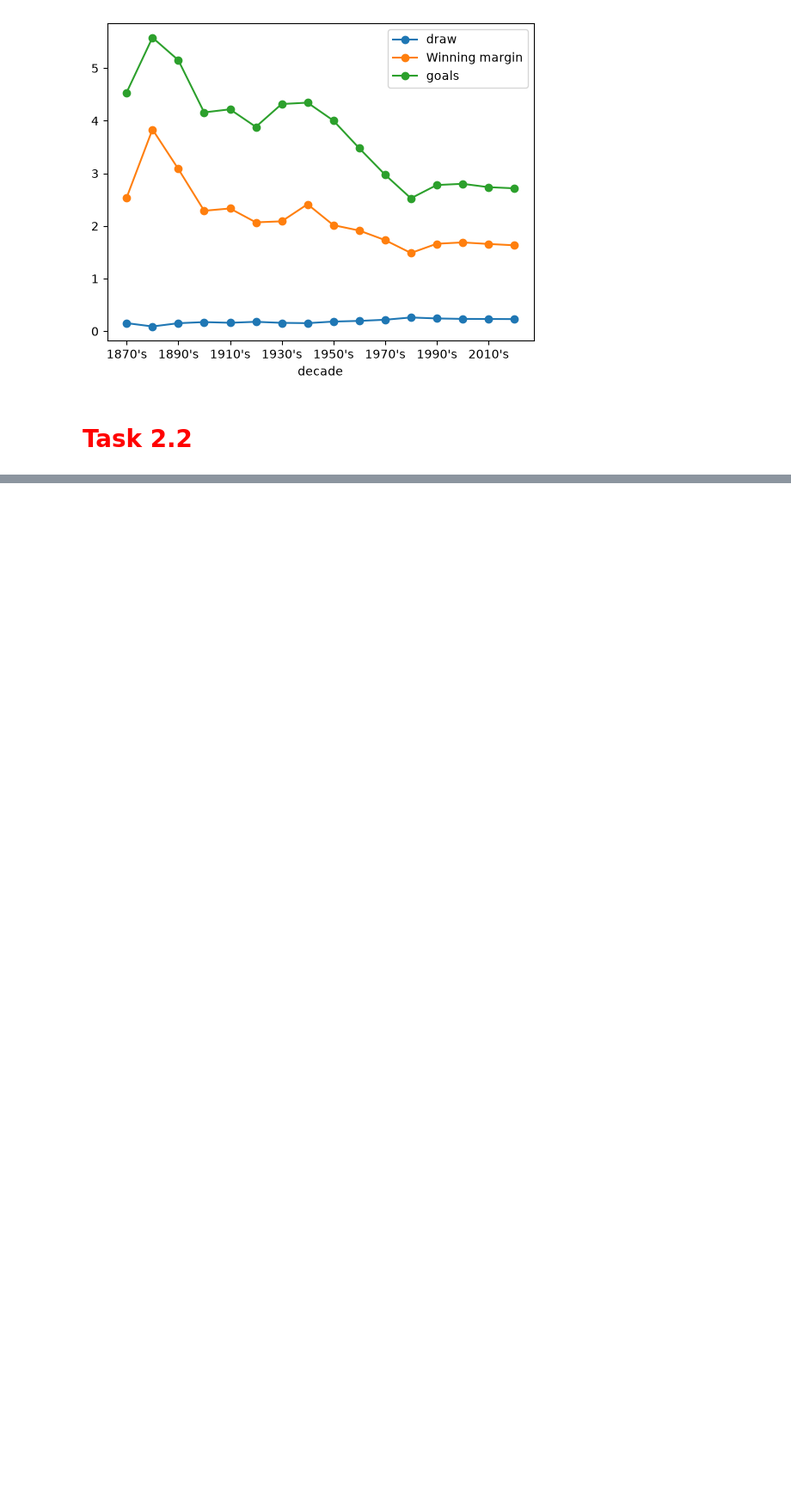
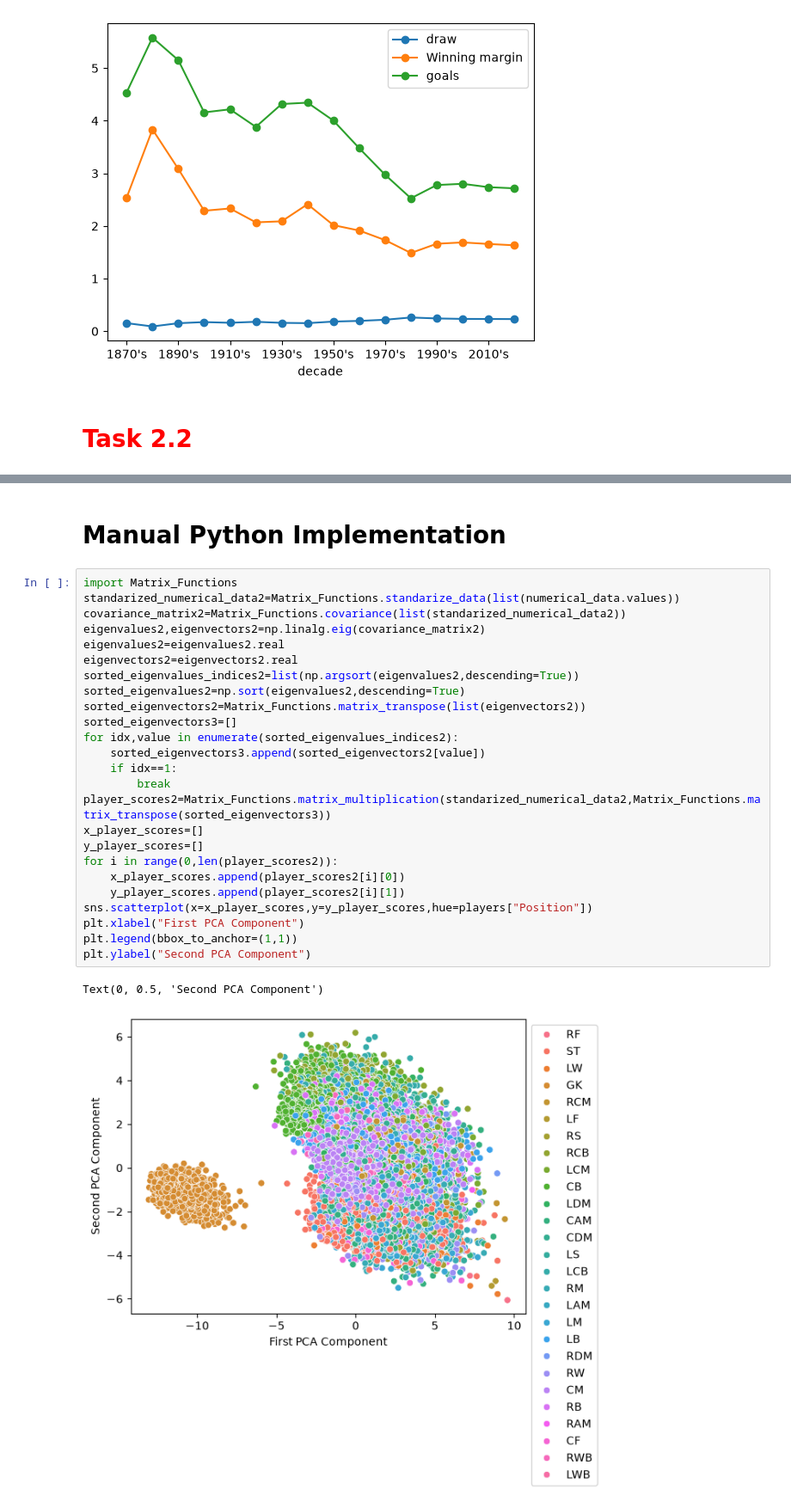
Before and after one commit to programmerX1a/AI-tasks, a Jupyter notebook: Block_2/Task_2.ipynb, the cells around one changed output, grey strips where cells are left out. Shown at 86% size. Drawn from its saved outputs; the diff is of its cells as text; blank space fills up the shorter version.

```diff
--- a/Block_2/Task_2.ipynb
+++ b/Block_2/Task_2.ipynb
@@ -129,0 +256,30 @@ results.groupby("decade")[["draw","Winning margin","goals"]].mean().plot(marker=
+# %% [markdown]
+<h1 style="height:50px">Manual Python Implementation</h1>
+# %%
+import Matrix_Functions
+standarized_numerical_data2=Matrix_Functions.standarize_data(list(numerical_data.values))
+covariance_matrix2=Matrix_Functions.covariance(list(standarized_numerical_data2))
+eigenvalues2,eigenvectors2=np.linalg.eig(covariance_matrix2)
+eigenvalues2=eigenvalues2.real
+eigenvectors2=eigenvectors2.real
+sorted_eigenvalues_indices2=list(np.argsort(eigenvalues2,descending=True))
+sorted_eigenvalues2=np.sort(eigenvalues2,descending=True)
+sorted_eigenvectors2=Matrix_Functions.matrix_transpose(list(eigenvectors2))
+sorted_eigenvectors3=[]
+for idx,value in enumerate(sorted_eigenvalues_indices2):
+    sorted_eigenvectors3.append(sorted_eigenvectors2[value])
+    if idx==1:
+        break
+player_scores2=Matrix_Functions.matrix_multiplication(standarized_numerical_data2,Matrix_Functions.matrix_transpose(sorted_eigenvectors3))
+x_player_scores=[]
+y_player_scores=[]
+for i in range(0,len(player_scores2)):
+    x_player_scores.append(player_scores2[i][0])
+    y_player_scores.append(player_scores2[i][1])
+sns.scatterplot(x=x_player_scores,y=y_player_scores,hue=players["Position"])
+plt.xlabel("First PCA Component")
+plt.legend(bbox_to_anchor=(1,1))
+plt.ylabel("Second PCA Component")
+# %% [output]
+Text(0, 0.5, 'Second PCA Component')
+[figure, added]
```
Also changed, not shown: parts of 27 cells of this notebook, 4 other files.
